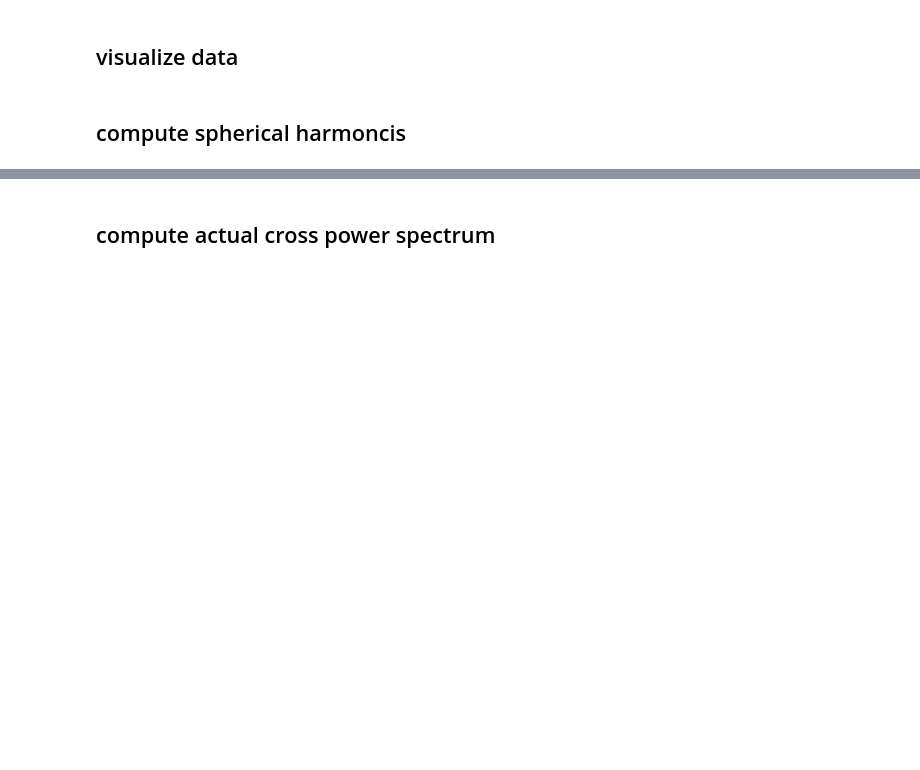
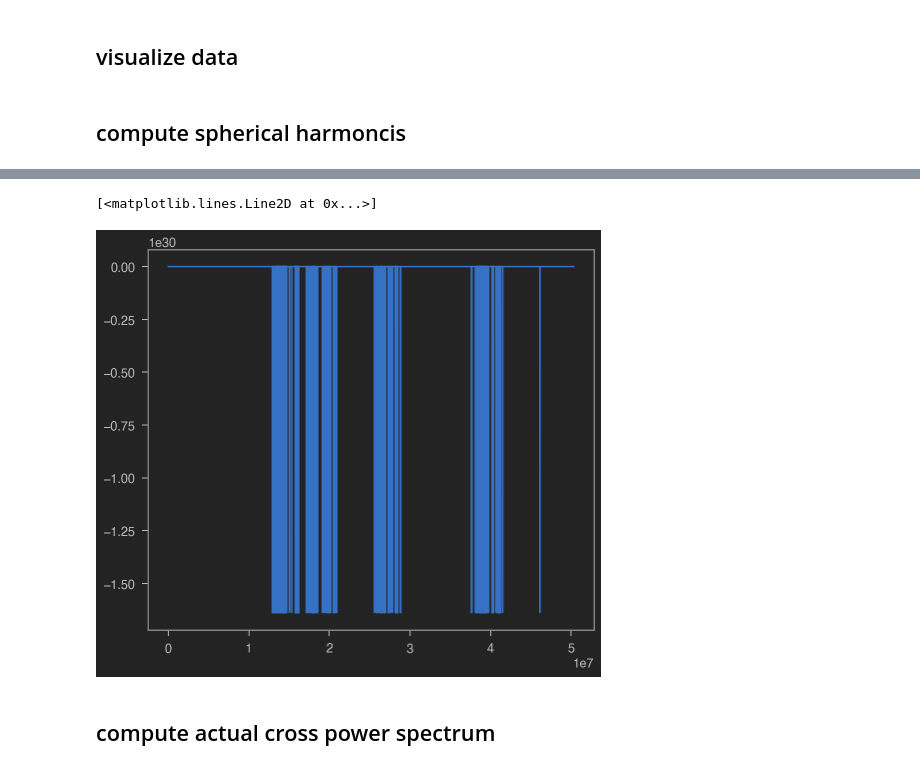
Before and after one commit to raul-bermejo/cmb_geometry, a Jupyter notebook: sandpit.ipynb, the cells around one changed output, grey strips where cells are left out. Saved outputs shown, nothing was run; the diff lists cells and outputs as text; code cells hidden in the pictures; blank space fills up the shorter version.

```diff
--- a/sandpit.ipynb
+++ b/sandpit.ipynb
@@ -124,3 +122,16 @@ print(np.where(~np.isfinite(sky_hm2['I_STOKES'])))
+# %%
+# check whether the map has any undefined pixels
+hm1, hm2 = sky_hm1['I_STOKES'], sky_hm2['I_STOKES']
+#undef_hm1, undef_hm2 = np.where(~np.isfinite(hm1)), np.where(~np.isfinite(hm2))
+
+#print(undef_hm1)
+#print(undef_hm2)
+# %%
+plt.figure()
+plt.plot(hm2)
+# %% [output]
+[<matplotlib.lines.Line2D at 0x...>]
+[figure, added]
 # %% [markdown]
 ## compute actual cross power spectrum
 # %%
```
Also changed, not shown: parts of 6 cells of this notebook.
